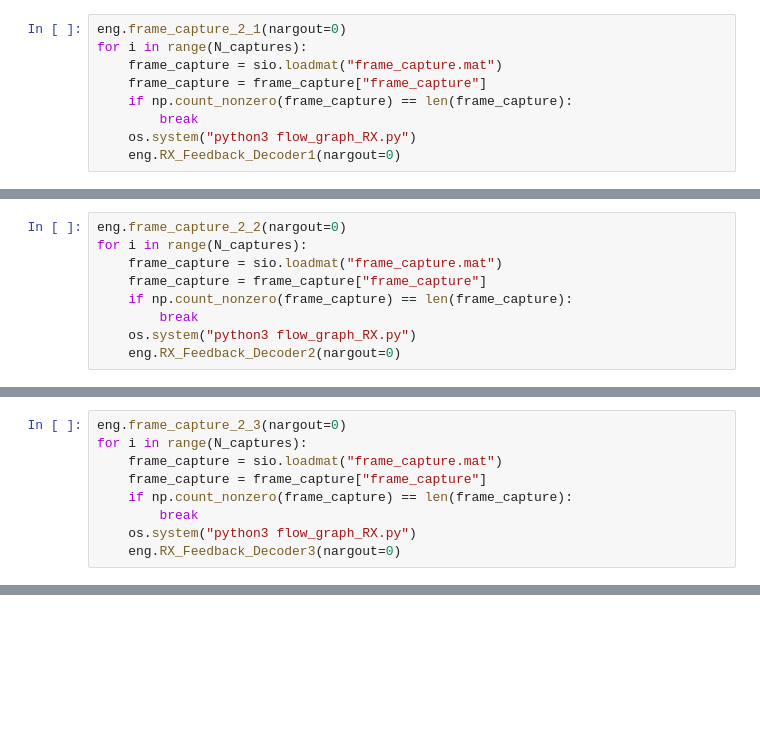
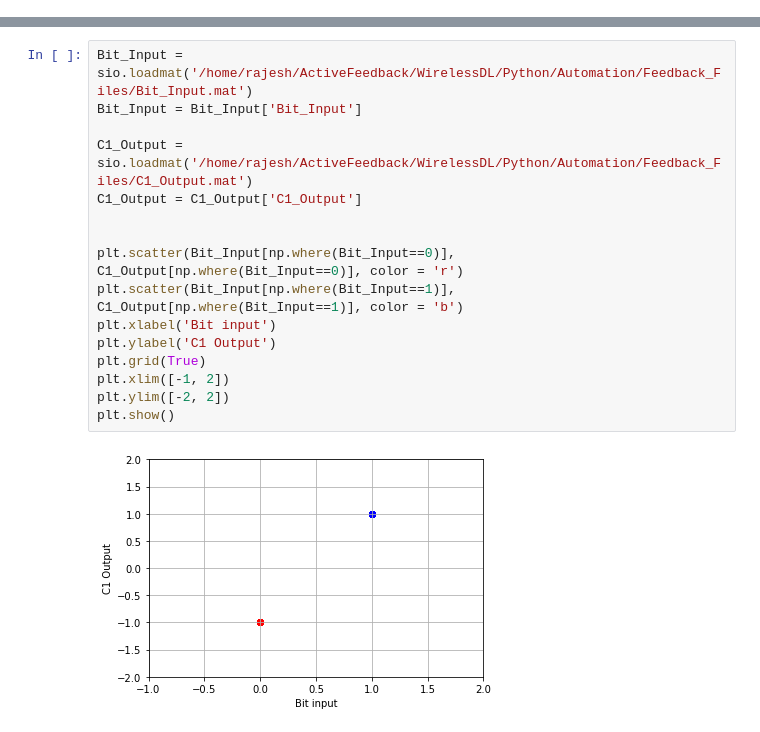
Before and after one commit to rajesh030589/WirelessDL, a Jupyter notebook: Python/Automation/main_run.ipynb, the cells around one changed output, grey strips where cells are left out. Saved outputs shown, nothing was run; the diff lists cells and outputs as text; blank space fills up the shorter version.

Commit message:
deleted working active fdbk

```diff
--- a/Python/Automation/main_run.ipynb
+++ b/Python/Automation/main_run.ipynb
@@ -15,9 +0,0 @@ eng.TX_Feedback_Encoder1(nargout=0)
-# %%
-eng.frame_capture_2_1(nargout=0)
-for i in range(N_captures):
-    frame_capture = sio.loadmat("frame_capture.mat")
-    frame_capture = frame_capture["frame_capture"]
-    if np.count_nonzero(frame_capture) == len(frame_capture):
-        break
-    os.system("python3 flow_graph_RX.py")
-    eng.RX_Feedback_Decoder1(nargout=0)
@@ -124,9 +0,0 @@ EnvironmentError: OSError: error in pthread_setschedparam
-# %%
-eng.frame_capture_2_2(nargout=0)
-for i in range(N_captures):
-    frame_capture = sio.loadmat("frame_capture.mat")
-    frame_capture = frame_capture["frame_capture"]
-    if np.count_nonzero(frame_capture) == len(frame_capture):
-        break
-    os.system("python3 flow_graph_RX.py")
-    eng.RX_Feedback_Decoder2(nargout=0)
@@ -197,9 +0,0 @@ EnvironmentError: OSError: error in pthread_setschedparam
-# %%
-eng.frame_capture_2_3(nargout=0)
-for i in range(N_captures):
-    frame_capture = sio.loadmat("frame_capture.mat")
-    frame_capture = frame_capture["frame_capture"]
-    if np.count_nonzero(frame_capture) == len(frame_capture):
-        break
-    os.system("python3 flow_graph_RX.py")
-    eng.RX_Feedback_Decoder3(nargout=0)
@@ -367,0 +31,18 @@ Frame: 5  BER: 0.0000
+# %%
+Bit_Input = sio.loadmat('/home/rajesh/ActiveFeedback/WirelessDL/Python/Automation/Feedback_Files/Bit_Input.mat')
+Bit_Input = Bit_Input['Bit_Input']
+
+C1_Output = sio.loadmat('/home/rajesh/ActiveFeedback/WirelessDL/Python/Automation/Feedback_Files/C1_Output.mat')
+C1_Output = C1_Output['C1_Output']
+
+
+plt.scatter(Bit_Input[np.where(Bit_Input==0)], C1_Output[np.where(Bit_Input==0)], color = 'r')
+plt.scatter(Bit_Input[np.where(Bit_Input==1)], C1_Output[np.where(Bit_Input==1)], color = 'b')
+plt.xlabel('Bit input')
+plt.ylabel('C1 Output')
+plt.grid(True)
+plt.xlim([-1, 2])
+plt.ylim([-2, 2])
+plt.show()
+# %% [output]
+[figure, added]
```
Also changed, not shown: parts of 39 cells of this notebook, 40 other files.
